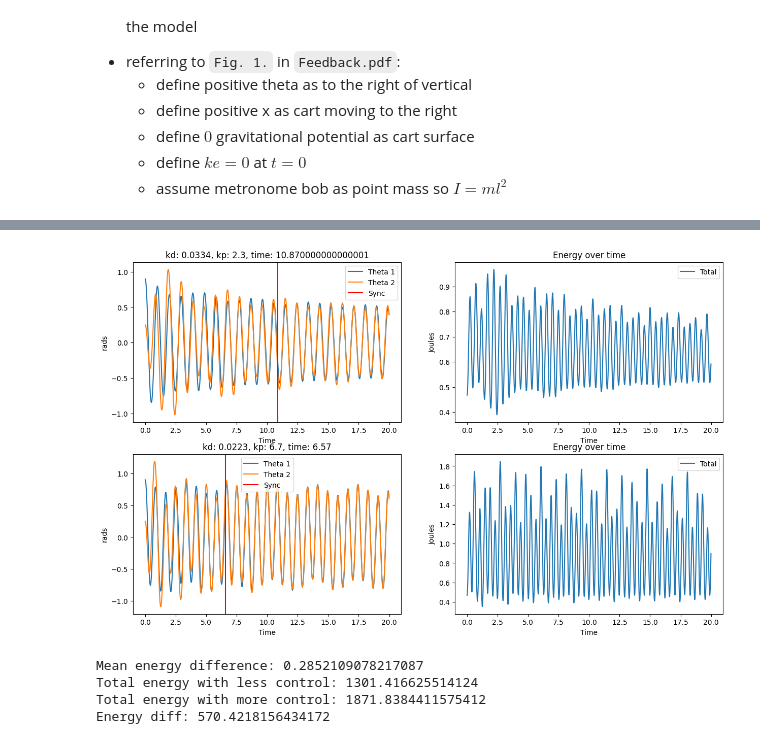
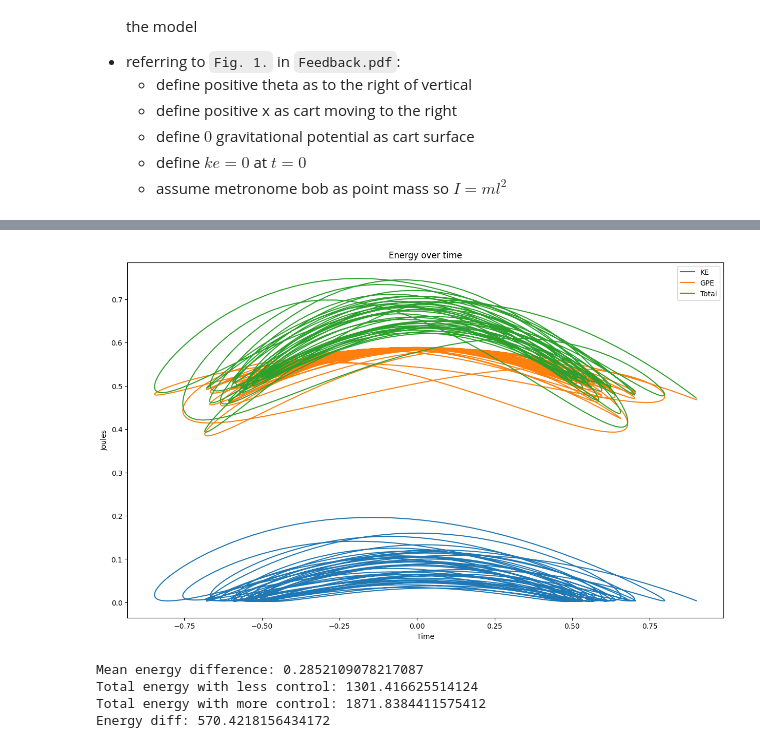
Before and after one commit to eric-yhchen/MDM2-Group-09, a Jupyter notebook: LC Model FLC Tests.ipynb, the cells around one changed output, grey strips where cells are left out. Cells and saved outputs as stored; diff of their text form; code cells hidden in the pictures.

Commit message:
need to fix kinetic energy

```diff
--- a/LC Model FLC Tests.ipynb
+++ b/LC Model FLC Tests.ipynb
@@ -483,8 +514,8 @@ def calc_energy(solver, kd, kp, T_max=15):
     # ke = 1/2 * I * omega**2
     # I = m * L**2
     # so ke = 1/2 * m * L**2 * omega**2
-    ke_1 = 1/2 * m_pendulum * L1_pendulum**2 * model.qdd1**2
-    ke_2 = 1/2 * m_pendulum * L2_pendulum**2 * model.qdd2**2
+    ke_1 = 1/2 * m_pendulum * L1_pendulum**2 * model.theta1**2
+    ke_2 = 1/2 * m_pendulum * L2_pendulum**2 * model.theta2**2
 
     # calc kinetic energy of cart
     # ke = 1/2 * m * v**2
@@ -504,44 +535,53 @@ def calc_energy(solver, kd, kp, T_max=15):
     total_energy = total_ke + total_gpe
 
     # this should be rewritten as a function of the solver object with the energy as an attribute
-    return model, sync_time, total_energy
+    return model, sync_time, total_ke, total_gpe, total_energy
 # %%
-model, sync_time, total_energy = calc_energy(solver, 0.0334, 2.3, 20)
+model, sync_time, total_ke, total_gpe, total_energy = calc_energy(solver, 0.0334, 2.3, 20)
 
-fig6, ax12 = plt.subplots(2,2, figsize=(15,9))
-ax12[0, 0].plot(model.time, model.theta1, label="Theta 1")
-ax12[0, 0].plot(model.time, model.theta2, label="Theta 2")
-ax12[0, 0].axvline(sync_time, c="r", label="Sync")
-ax12[0, 0].set_title(f"kd: {model.kd}, kp: {model.kp}, time: {model.sync_time}")
-ax12[0, 0].set_xlabel("Time")
-ax12[0, 0].set_ylabel("rads")
-ax12[0, 0].legend()
+# fig6, ax12 = plt.subplots(2,2, figsize=(15,9))
+# ax12[0, 0].plot(model.time, model.theta1, label="Theta 1")
+# ax12[0, 0].plot(model.time, model.theta2, label="Theta 2")
+# ax12[0, 0].axvline(sync_time, c="r", label="Sync")
+# ax12[0, 0].set_title(f"kd: {model.kd}, kp: {model.kp}, time: {model.sync_time}")
+# ax12[0, 0].set_xlabel("Time")
+# ax12[0, 0].set_ylabel("rads")
+# ax12[0, 0].legend()
 
-#ax12[0, 1].plot(model.time, total_ke, label="KE")
-#ax12[0, 1].plot(model.time, total_gpe, label="GPE")
-ax12[0, 1].plot(model.time, total_energy, label="Total")
-ax12[0, 1].set_title(f"Energy over time")
-ax12[0, 1].set_xlabel("Time")
-ax12[0, 1].set_ylabel("Joules")
-ax12[0, 1].legend()
+# ax12[0, 1].plot(model.time, total_ke, label="KE")
+# ax12[0, 1].plot(model.time, total_gpe, label="GPE")
+# ax12[0, 1].plot(model.time, total_energy, label="Total")
+# ax12[0, 1].set_title(f"Energy over time")
+# ax12[0, 1].set_xlabel("Time")
+# ax12[0, 1].set_ylabel("Joules")
+# ax12[0, 1].legend()
 
-model2, sync_time2, total_energy2 = calc_energy(solver, 0.0223, 6.7, 20)
+#model2, sync_time2, total_ke2, total_gpe2, total_energy2 = calc_energy(solver, 0.0223, 6.7, 20)
+#
+#ax12[1, 0].plot(model2.time, model2.theta1, label="Theta 1")
+#ax12[1, 0].plot(model2.time, model2.theta2, label="Theta 2")
+#ax12[1, 0].axvline(sync_time2, c="r", label="Sync")
+#ax12[1, 0].set_title(f"kd: {model2.kd}, kp: {model2.kp}, time: {model2.sync_time}")
+#ax12[1, 0].set_xlabel("Time")
+#ax12[1, 0].set_ylabel("rads")
+#ax12[1, 0].legend()
+#
+##ax12[1, 1].plot(model2.time, total_ke, label="KE")
+##ax12[1, 1].plot(model2.time, total_gpe, label="GPE")
+#ax12[1, 1].plot(model2.time, total_energy2, label="Total")
+#ax12[1, 1].set_title(f"Energy over time")
+#ax12[1, 1].set_xlabel("Time")
+#ax12[1, 1].set_ylabel("Joules")
+#ax12[1, 1].legend()
+#
+#plt.show()
 
-ax12[1, 0].plot(model2.time, model2.theta1, label="Theta 1")
-ax12[1, 0].plot(model2.time, model2.theta2, label="Theta 2")
-ax12[1, 0].axvline(sync_time2, c="r", label="Sync")
-ax12[1, 0].set_title(f"kd: {model2.kd}, kp: {model2.kp}, time: {model2.sync_time}")
-ax12[1, 0].set_xlabel("Time")
-ax12[1, 0].set_ylabel("rads")
-ax12[1, 0].legend()
-
-#ax12[1, 1].plot(model2.time, total_ke, label="KE")
-#ax12[1, 1].plot(model2.time, total_gpe, label="GPE")
-ax12[1, 1].plot(model2.time, total_energy2, label="Total")
-ax12[1, 1].set_title(f"Energy over time")
-ax12[1, 1].set_xlabel("Time")
-ax12[1, 1].set_ylabel("Joules")
-ax12[1, 1].legend()
-
-plt.show()
+fig, ax = plt.subplots(figsize=(15,9))
+ax.plot(model.theta1, total_ke, label="KE")
+ax.plot(model.theta1, total_gpe, label="GPE")
+ax.plot(model.theta1, total_energy, label="Total")
+ax.set_title(f"Energy over time")
+ax.set_xlabel("Time")
+ax.set_ylabel("Joules")
+ax.legend()
 # %% [output]
@@ -548,2 +589,2 @@ plt.show()
-[figure, old version]
+[figure, new version]
 # %%
```
Also changed, not shown: parts of 13 cells of this notebook, 1 other file.
